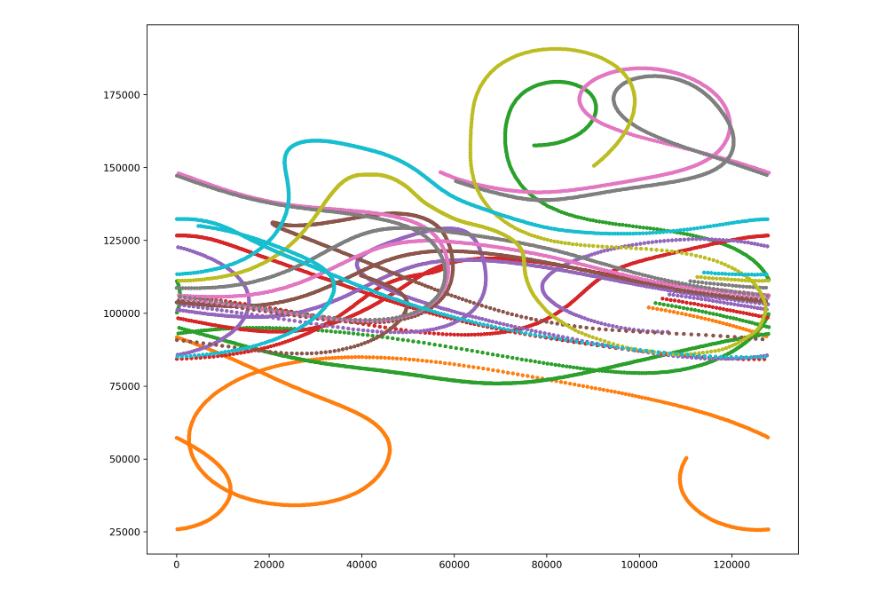
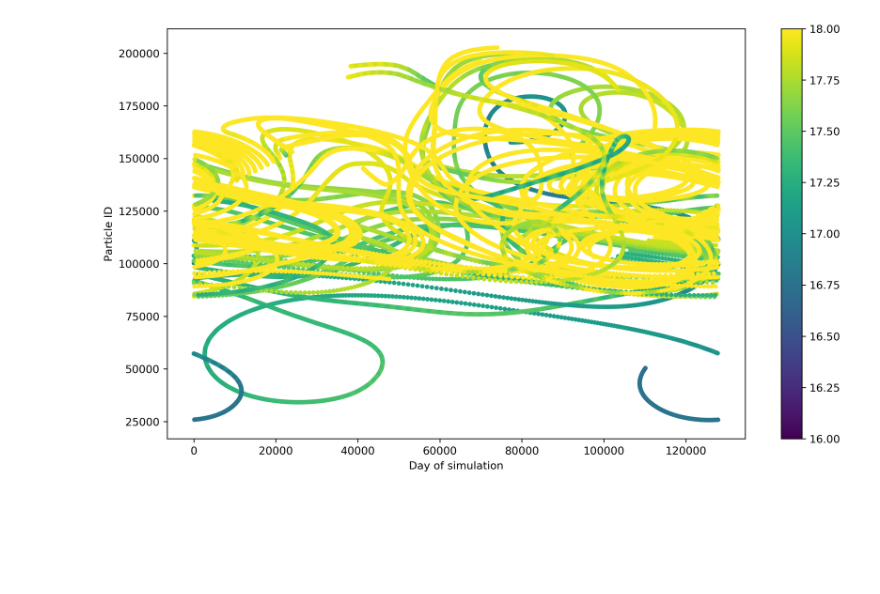
Before and after one commit to sophieclayton/phronttz, a Jupyter notebook: read_trajectories.ipynb, the cells around one changed output. Saved outputs shown, nothing was run; the diff lists cells and outputs as text; code cells hidden in the pictures; blank space fills up the shorter version.

```diff
--- a/read_trajectories.ipynb
+++ b/read_trajectories.ipynb
@@ -8,23 +8,31 @@ import matplotlib.pyplot as plt
 # %%
 # import trajectory data
 
 indir = '../data/particle_trajectories/'
 db = 'particles_forward.db'
 indb = '%s%s'% (indir, db)
 
 conn = sqlite3.connect(indb)
 c = conn.cursor()
 
 xy = pd.read_sql_query("select ID, DOY, x, y, z, temperature from particles;", conn)
 # print xy
 
 conn.close()
 
-fig1 = plt.figure(1, figsize=(12,10), dpi = 300)
-for n in range(10):
+palette = plt.get_cmap('RdYlBu_r', 40)
+
+fig1 = plt.figure(1, figsize=(12,7), dpi = 300)
+for n in range(30):
+    nn = n+1
     subset = xy[xy['ID']==n]
-    plt.plot(subset['x'], subset['y'], '.')
+    plt.scatter(subset['x'], subset['y'], s= 10, c = subset['temperature'], vmin = 16, vmax = 18)
+#     plt.plot(subset['DOY'],np.ones(len(subset))*nn, c = 'k', alpha = 0.5, zorder = 1)
+#     plt.scatter(subset['DOY'],np.ones(len(subset))*nn,s = 20, c = subset['temperature'], vmin = 16, vmax = 20, cmap = palette)
 
+plt.xlabel('Day of simulation')
+plt.ylabel('Particle ID')
+plt.colorbar()
 plt.show()
 # %% [output]
-[figure, old version]
+[figure, new version]
```
Also changed, not shown: parts of 1 cell of this notebook, 1 other file.
